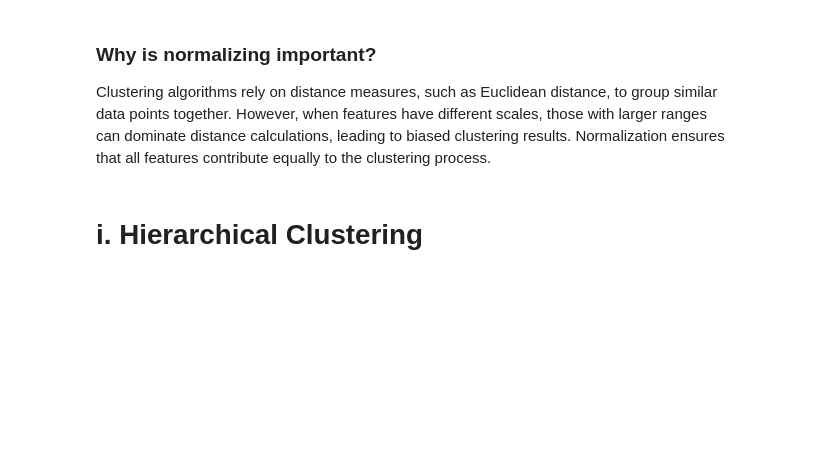
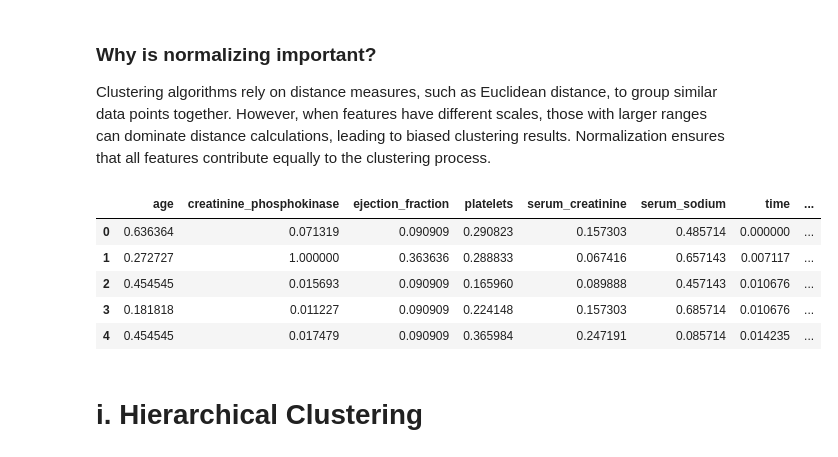
Before and after one commit to yuri-spizhovyi-mit/ET6-ML, a Jupyter notebook: clustering/Recitation.ipynb, the cells around one changed output. Saved outputs shown, nothing was run; the diff lists cells and outputs as text; code cells hidden in the pictures; blank space fills up the shorter version.

```diff
--- a/clustering/Recitation.ipynb
+++ b/clustering/Recitation.ipynb
@@ -114,3 +129,32 @@ data_processed = pd.concat([data_num, data_bin], axis=1)
+# %%
+# Step 1: Detect feature types automatically
+binary_cols = [col for col in data.columns if
+               sorted(data[col].dropna().unique()) == [0, 1]]
+
+numeric_cols = [col for col in data.select_dtypes(include=['number']).columns
+                if col not in binary_cols]
+
+categorical_cols = data.select_dtypes(include=['object', 'category']).columns.tolist() # there is no categorical columns, written just for training
+
+# Step 2: Scale only numerical columns using MinMaxScaler
+data_num = data[numeric_cols]
+scaler = MinMaxScaler()
+data_num_scaled = pd.DataFrame(scaler.fit_transform(data_num), columns=numeric_cols)
+
+# Step 3: Keep binary columns unchanged
+data_bin = data[binary_cols]
+
+# Step 4: Combine processed columns into a single dataset
+data_processed = pd.concat([data_num_scaled, data_bin], axis=1)
+
+data_processed.head()
+# %% [output]
+|  | age | creatinine_phosphokinase | ejection_fraction | platelets | serum_creatinine | serum_sodium | time | ... |
+| 0 | 0.636364 | 0.071319 | 0.090909 | 0.290823 | 0.157303 | 0.485714 | 0.000000 | ... |
+| 1 | 0.272727 | 1.000000 | 0.363636 | 0.288833 | 0.067416 | 0.657143 | 0.007117 | ... |
+| 2 | 0.454545 | 0.015693 | 0.090909 | 0.165960 | 0.089888 | 0.457143 | 0.010676 | ... |
+| 3 | 0.181818 | 0.011227 | 0.090909 | 0.224148 | 0.157303 | 0.685714 | 0.010676 | ... |
+| 4 | 0.454545 | 0.017479 | 0.090909 | 0.365984 | 0.247191 | 0.085714 | 0.014235 | ... |
 # %% [markdown]
 # i. Hierarchical Clustering
 # %% [markdown]
```
Also changed, not shown: parts of 4 cells of this notebook.
